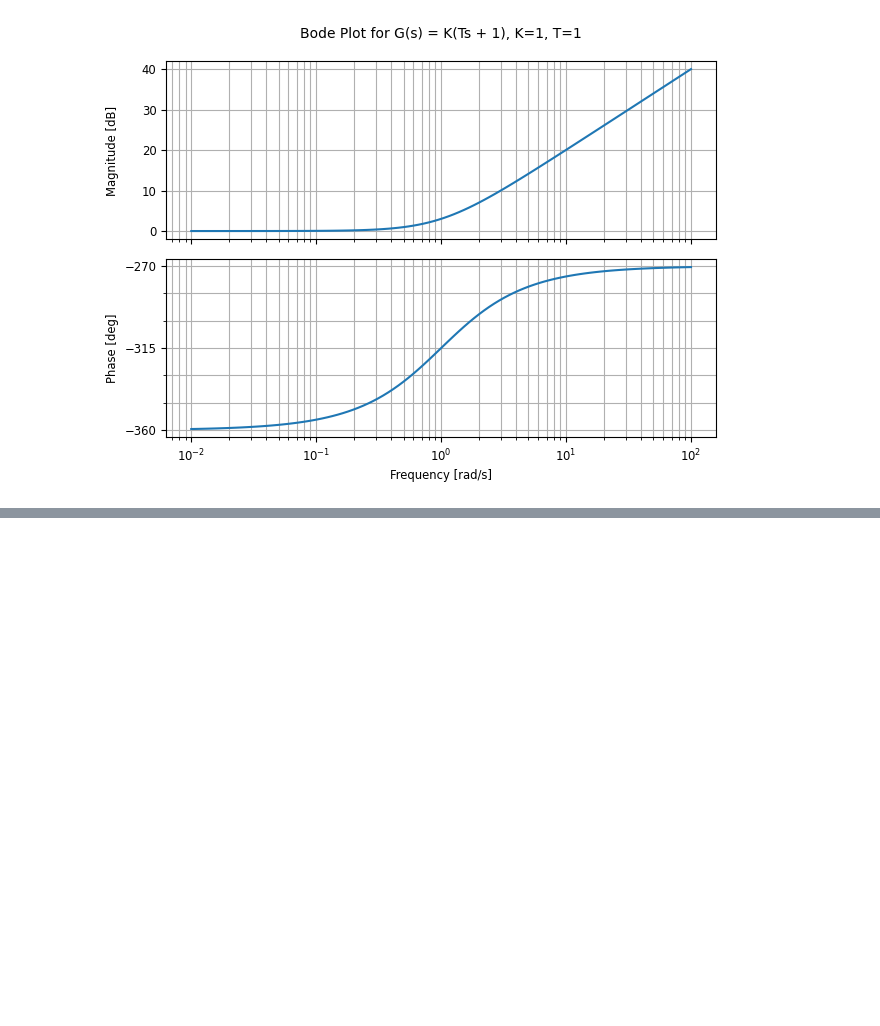
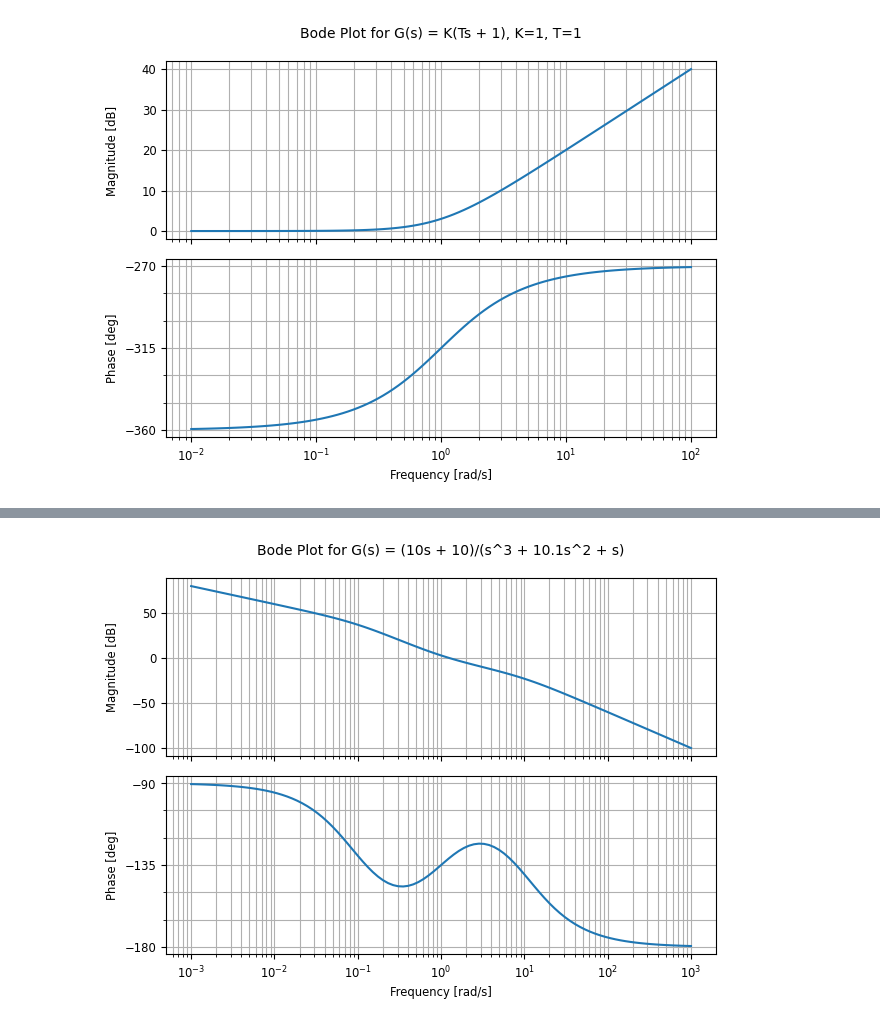
Before and after one commit to GusMtz787/Systemtheorie, a Jupyter notebook: bodePlots.ipynb, the cells around one changed output, grey strips where cells are left out. Drawn from its saved outputs; the diff is of its cells as text; code cells hidden in the pictures; blank space fills up the shorter version.

Commit message:
Add example of compound transfer function.

```diff
--- a/bodePlots.ipynb
+++ b/bodePlots.ipynb
@@ -165,0 +172,12 @@ plt.show()
+# %%
+G = ctrl.TransferFunction([10, 10], [1, 10.1, 1, 0])
+
+# Skizziere den Frequenzgang der Übertragungsfunktion mit dem Frequenzbereich von 0.01 bis 100 rad/s
+w = np.logspace(-3, 3, 100)
+out = ctrl.bode(G, w, dB=True)
+
+# Plotten
+out.set_plot_title("Bode Plot for G(s) = (10s + 10)/(s^3 + 10.1s^2 + s)")
+plt.show()
+# %% [output]
+[figure, added]
```
Also changed, not shown: parts of 1 cell of this notebook.
